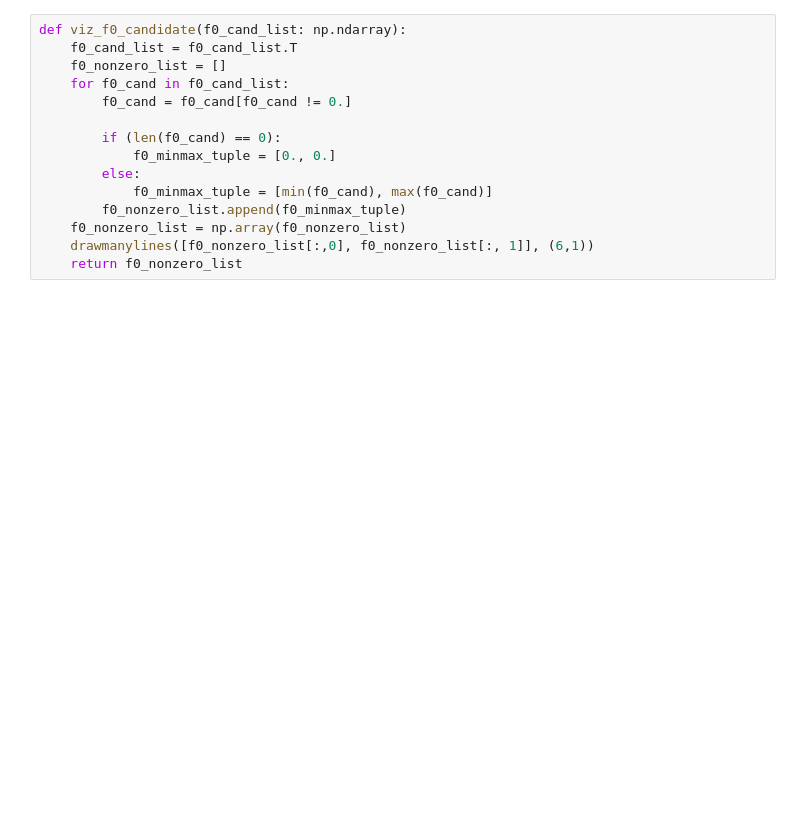
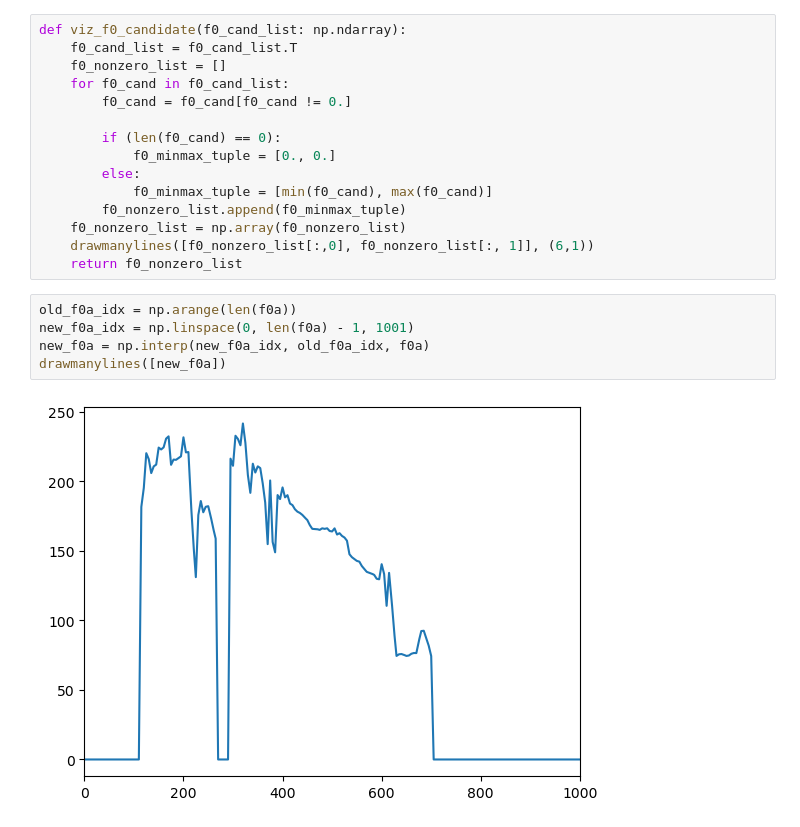
Before and after one commit to imulki/Python-WORLD, a Jupyter notebook: test_hv.ipynb, the cells around one changed output. Cells and saved outputs as stored; diff of their text form; blank space fills up the shorter version.

```diff
--- a/test_hv.ipynb
+++ b/test_hv.ipynb
@@ -132,4 +189,11 @@ def viz_f0_candidate(f0_cand_list: np.ndarray):
     f0_nonzero_list = np.array(f0_nonzero_list)
     drawmanylines([f0_nonzero_list[:,0], f0_nonzero_list[:, 1]], (6,1))
     return f0_nonzero_list
+# %%
+old_f0a_idx = np.arange(len(f0a))
+new_f0a_idx = np.linspace(0, len(f0a) - 1, 1001)
+new_f0a = np.interp(new_f0a_idx, old_f0a_idx, f0a)
+drawmanylines([new_f0a])
+# %% [output]
+[figure, added]
 # %%
```
Also changed, not shown: parts of 10 cells of this notebook, 6 other files.
